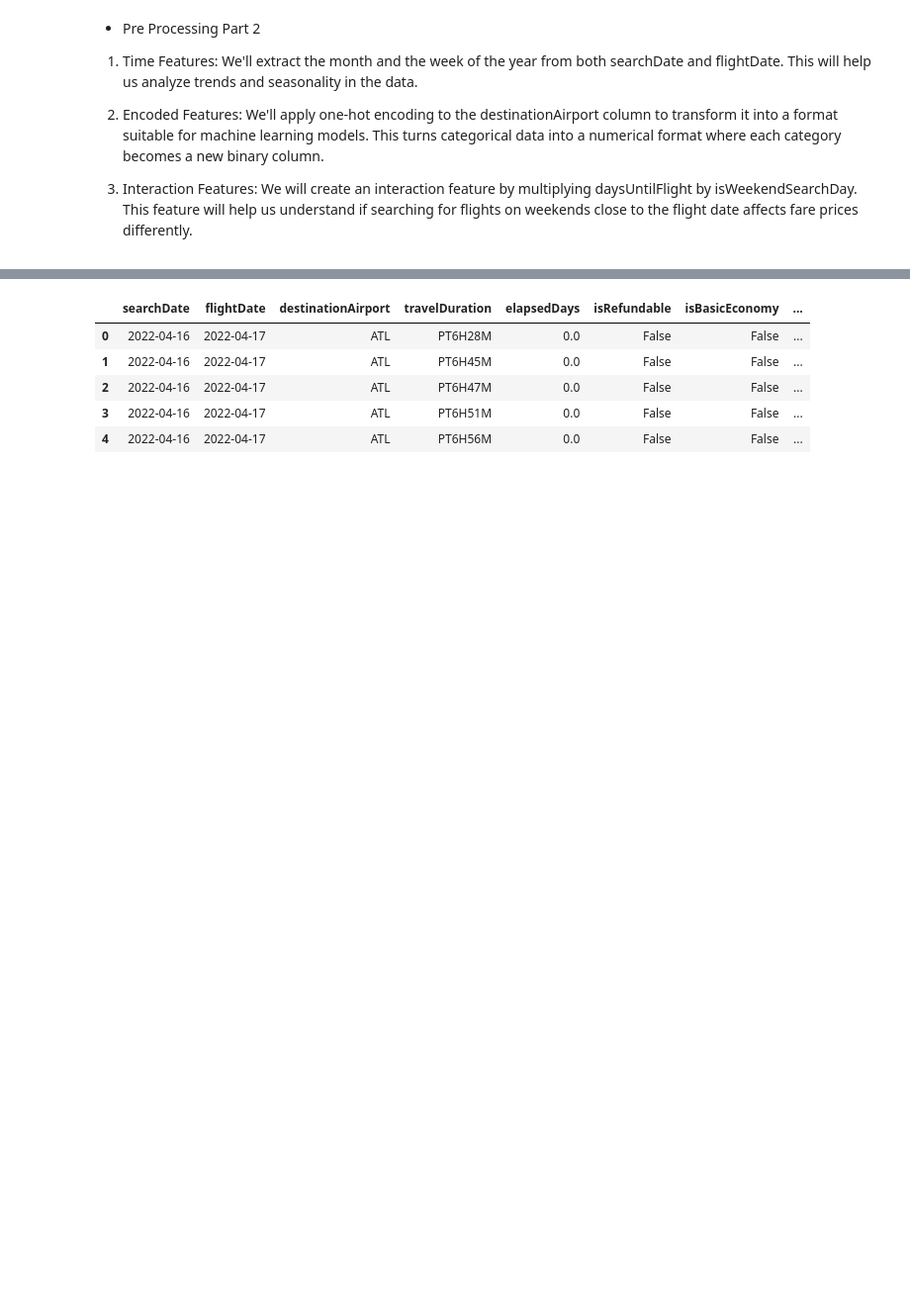
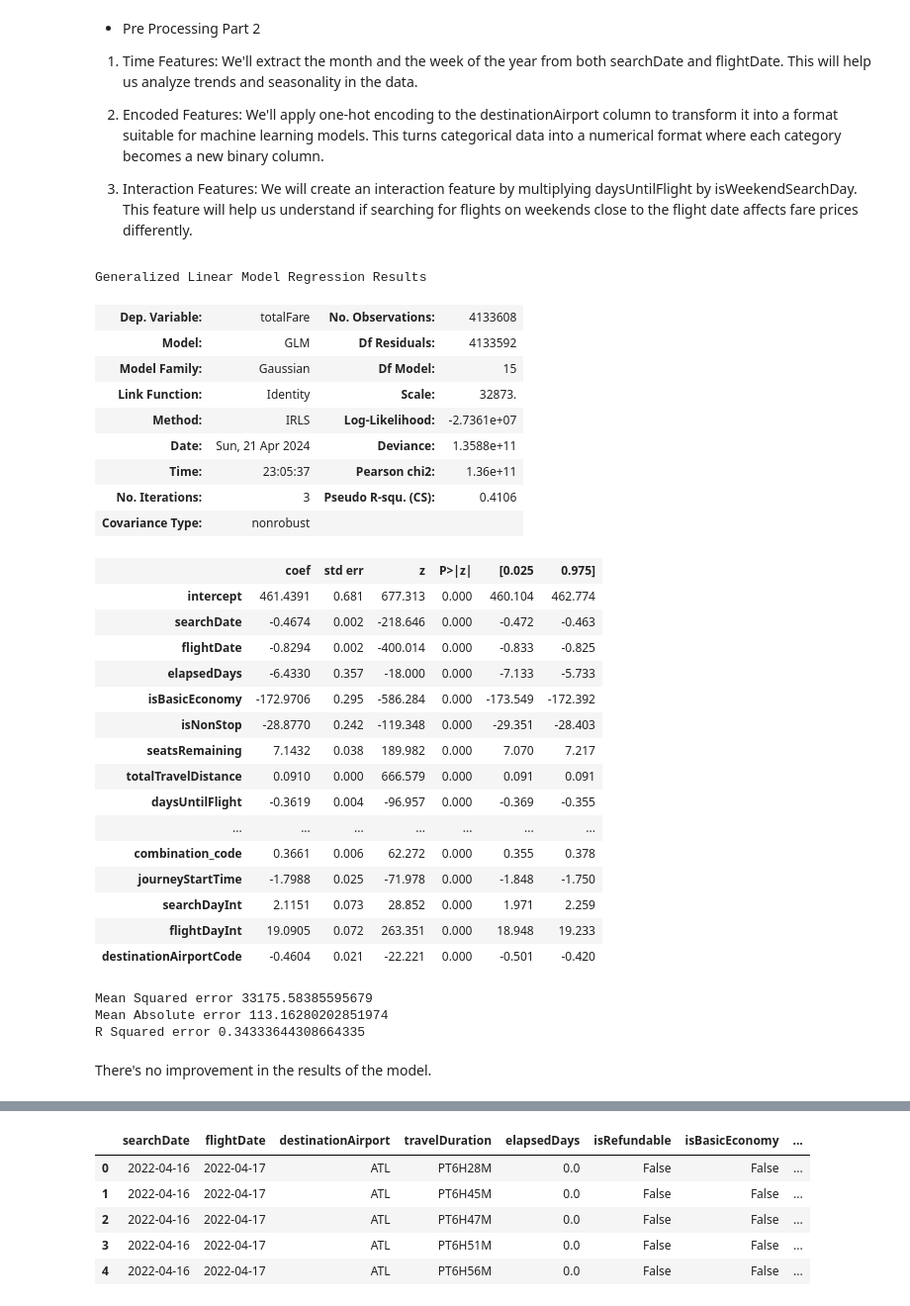
Before and after one commit to nh0397/Flight-Fare-Prediction, a Jupyter notebook: Term-project-phase2.ipynb, the cells around one changed output, grey strips where cells are left out. Shown at 99% size. Saved outputs shown, nothing was run; the diff lists cells and outputs as text; code cells hidden in the pictures; blank space fills up the shorter version.

```diff
--- a/Term-project-phase2.ipynb
+++ b/Term-project-phase2.ipynb
@@ -253,3 +489,45 @@ We'll apply one-hot encoding to the destinationAirport column to transform it in
 
 3. Interaction Features:
 We will create an interaction feature by multiplying daysUntilFlight by isWeekendSearchDay. This feature will help us understand if searching for flights on weekends close to the flight date affects fare prices differently.
+# %%
+metrics_without_isRefundable = fit_and_evaluate_regression_model(final_dataset.drop('isRefundable', axis=1), 'totalFare')
+# %%
+metrics_without_isRefundable[0]
+# %% [output]
+Generalized Linear Model Regression Results
+| Dep. Variable: | totalFare | No. Observations: | 4133608 |
+| Model: | GLM | Df Residuals: | 4133592 |
+| Model Family: | Gaussian | Df Model: | 15 |
+| Link Function: | Identity | Scale: | 32873. |
+| Method: | IRLS | Log-Likelihood: | -2.7361e+07 |
+| Date: | Sun, 21 Apr 2024 | Deviance: | 1.3588e+11 |
+| Time: | 23:05:37 | Pearson chi2: | 1.36e+11 |
+| No. Iterations: | 3 | Pseudo R-squ. (CS): | 0.4106 |
+| Covariance Type: | nonrobust |  |  |
+|  | coef | std err | z | P>|z| | [0.025 | 0.975] |
+| intercept | 461.4391 | 0.681 | 677.313 | 0.000 | 460.104 | 462.774 |
+| searchDate | -0.4674 | 0.002 | -218.646 | 0.000 | -0.472 | -0.463 |
+| flightDate | -0.8294 | 0.002 | -400.014 | 0.000 | -0.833 | -0.825 |
+| elapsedDays | -6.4330 | 0.357 | -18.000 | 0.000 | -7.133 | -5.733 |
+| isBasicEconomy | -172.9706 | 0.295 | -586.284 | 0.000 | -173.549 | -172.392 |
+| isNonStop | -28.8770 | 0.242 | -119.348 | 0.000 | -29.351 | -28.403 |
+| seatsRemaining | 7.1432 | 0.038 | 189.982 | 0.000 | 7.070 | 7.217 |
+| totalTravelDistance | 0.0910 | 0.000 | 666.579 | 0.000 | 0.091 | 0.091 |
+| daysUntilFlight | -0.3619 | 0.004 | -96.957 | 0.000 | -0.369 | -0.355 |
+| ... | ... | ... | ... | ... | ... | ... |
+| combination_code | 0.3661 | 0.006 | 62.272 | 0.000 | 0.355 | 0.378 |
+| journeyStartTime | -1.7988 | 0.025 | -71.978 | 0.000 | -1.848 | -1.750 |
+| searchDayInt | 2.1151 | 0.073 | 28.852 | 0.000 | 1.971 | 2.259 |
+| flightDayInt | 19.0905 | 0.072 | 263.351 | 0.000 | 18.948 | 19.233 |
+| destinationAirportCode | -0.4604 | 0.021 | -22.221 | 0.000 | -0.501 | -0.420 |
+# %%
+
+print("Mean Squared error", metrics_without_isRefundable[1])
+print("Mean Absolute error", metrics_without_isRefundable[2])
+print("R Squared error", metrics_without_isRefundable[3])
+# %% [output]
+Mean Squared error 33175.58385595679
+Mean Absolute error 113.16280202851974
+R Squared error 0.34333644308664335
+# %% [markdown]
+There's no improvement in the results of the model.
```
Also changed, not shown: parts of 26 cells of this notebook, 1 other file.
